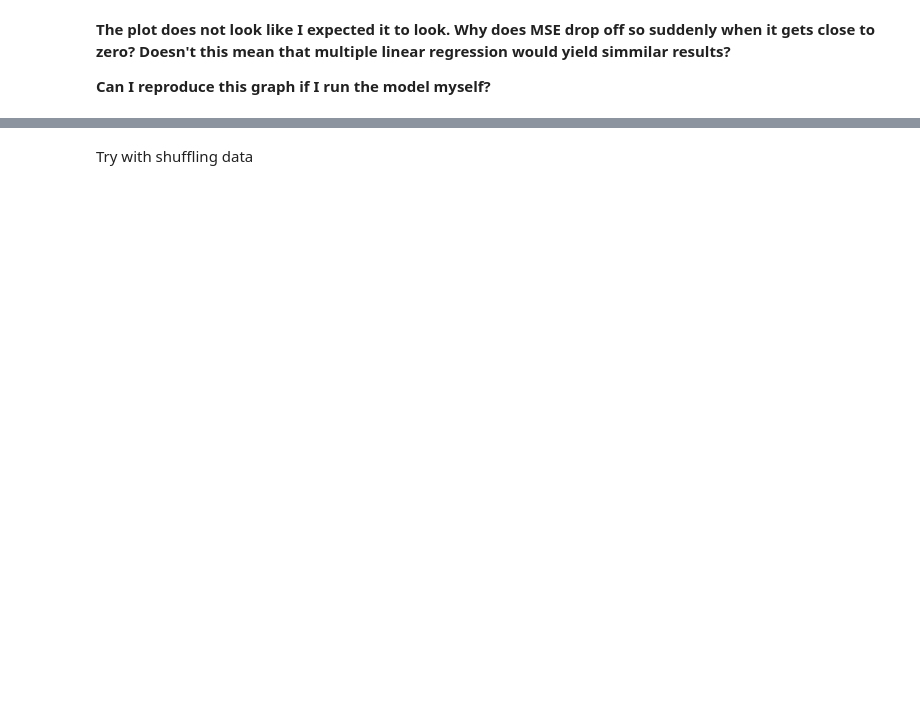
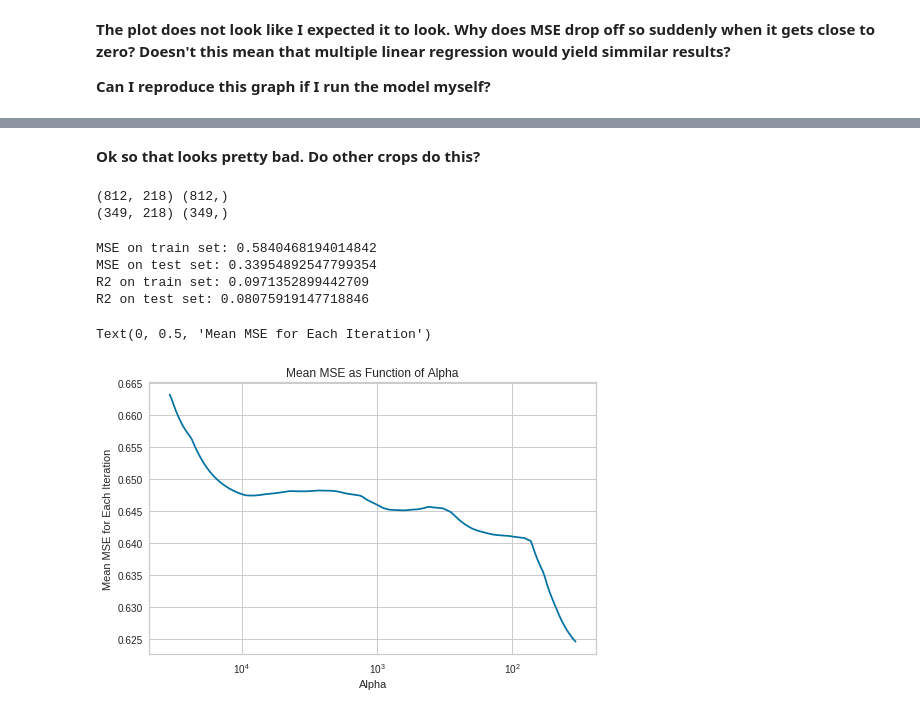
Before and after one commit to christopher-reed/CA-High-Value-Crops, a Jupyter notebook: Crop_Weather_EDA.ipynb, the cells around one changed output, grey strips where cells are left out. Saved outputs shown, nothing was run; the diff lists cells and outputs as text; code cells hidden in the pictures; blank space fills up the shorter version.

```diff
--- a/Crop_Weather_EDA.ipynb
+++ b/Crop_Weather_EDA.ipynb
@@ -732,2 +667,74 @@ plt.show()
-# %% [markdown]
-Try with shuffling data
+# %% [markdown]
+**Ok so that looks pretty bad. Do other crops do this?**
+# %%
+#Let's do almonds only
+df_walnut = df_centered_fixed[df_centered_fixed['Crop Name'] == 'WALNUTS ENGLISH']
+
+#Drop non-essential columns
+df_walnut_model = df_walnut.drop(['County','Commodity Code', 'County Code', 'Harvested Acres',
+                 'Price per Unit', 'Total Value','Unit', 'Crop Name', 'Production'], axis = 1)
+
+#Make sure all NaN values are removed
+df_walnut_model = df_walnut_model[pd.notnull(df_walnut_model['Yield per Acre'])]
+
+#Import package
+from sklearn.model_selection import train_test_split
+
+#Y is the target, X is the predictor
+Y = df_walnut_model['Yield per Acre']
+X = df_walnut_model.drop(['Yield per Acre'], axis = 1)
+
+#30% test, 70% train
+X_train, X_test, Y_train, Y_test = train_test_split(X, Y, test_size = 0.3, shuffle = False, stratify = None)
+
+#Make sure the data is the right shape
+print(X_train.shape, Y_train.shape)
+print(X_test.shape, Y_test.shape)
+# %% [output]
+(812, 218) (812,)
+(349, 218) (349,)
+# %%
+from sklearn.linear_model import LassoCV
+from sklearn.metrics import mean_squared_error
+
+#10,000 iterations, no normalization
+lasso = Lasso(max_iter = 10000, normalize = False)
+
+#Not specifying alphas to see what LassoCV comes up with
+lassocv = LassoCV(alphas = None, n_alphas = 200, cv = 5, max_iter = 100000, normalize = False)
+lassocv.fit(X_train, Y_train)
+
+#Use lassoCV params in lasso model
+lasso.set_params(alpha=lassocv.alpha_)
+lasso.fit(X_train, Y_train)
+
+print('MSE on train set:', mean_squared_error(Y_train, lasso.predict(X_train)))
+print('MSE on test set:', mean_squared_error(Y_test, lasso.predict(X_test)))
+
+print('R2 on train set:', r2_score(Y_train, lasso.predict(X_train)))
+print('R2 on test set:', r2_score(Y_test, lasso.predict(X_test)))
+# %% [output]
+MSE on train set: 0.5840468194014842
+MSE on test set: 0.33954892547799354
+R2 on train set: 0.0971352899442709
+R2 on test set: 0.08075919147718846
+# %%
+#Mean MSE for each iteration (5 folds per iteration)
+mse = lassocv.mse_path_.mean(axis = 1)
+
+alphas = lassocv.alphas_
+
+fig, ax = plt.subplots(figsize = (8,5))
+ax.plot(alphas,mse)
+
+#Reverse x axis
+ax.set_xscale('log')
+ax.set_xlim(ax.get_xlim()[::-1])
+
+#Format
+plt.title('Mean MSE as Function of Alpha')
+plt.xlabel('Alpha')
+plt.ylabel('Mean MSE for Each Iteration')
+# %% [output]
+Text(0, 0.5, 'Mean MSE for Each Iteration')
+[figure, added]
```
Also changed, not shown: parts of 15 cells of this notebook.
